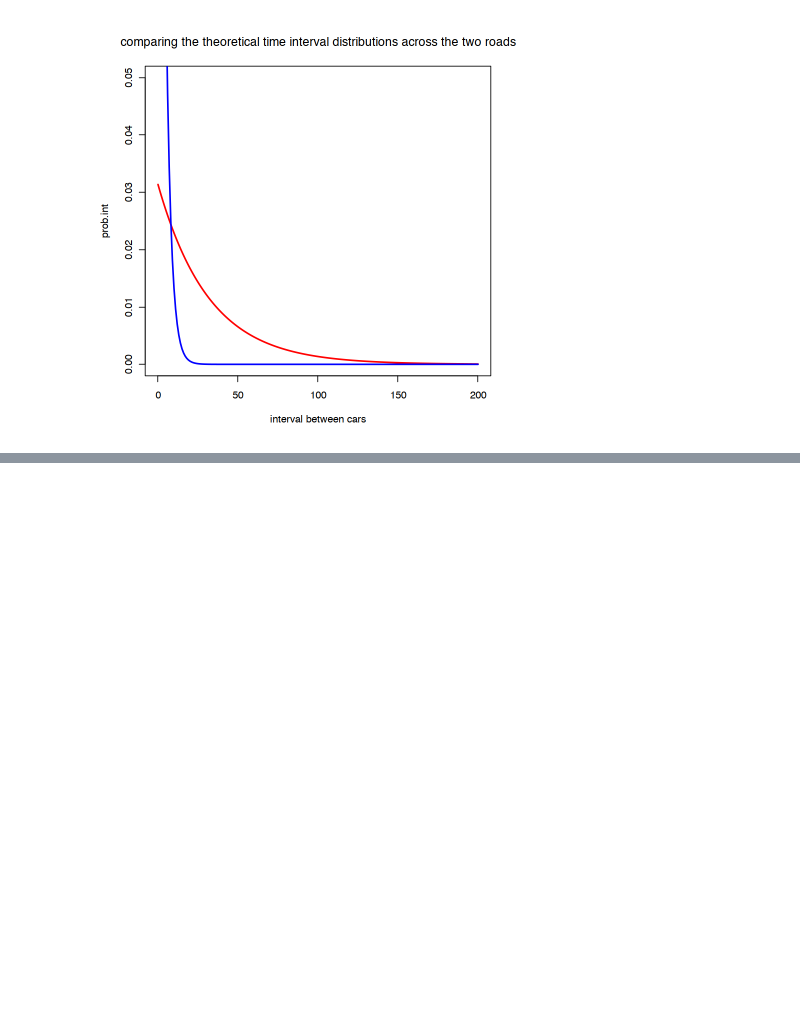
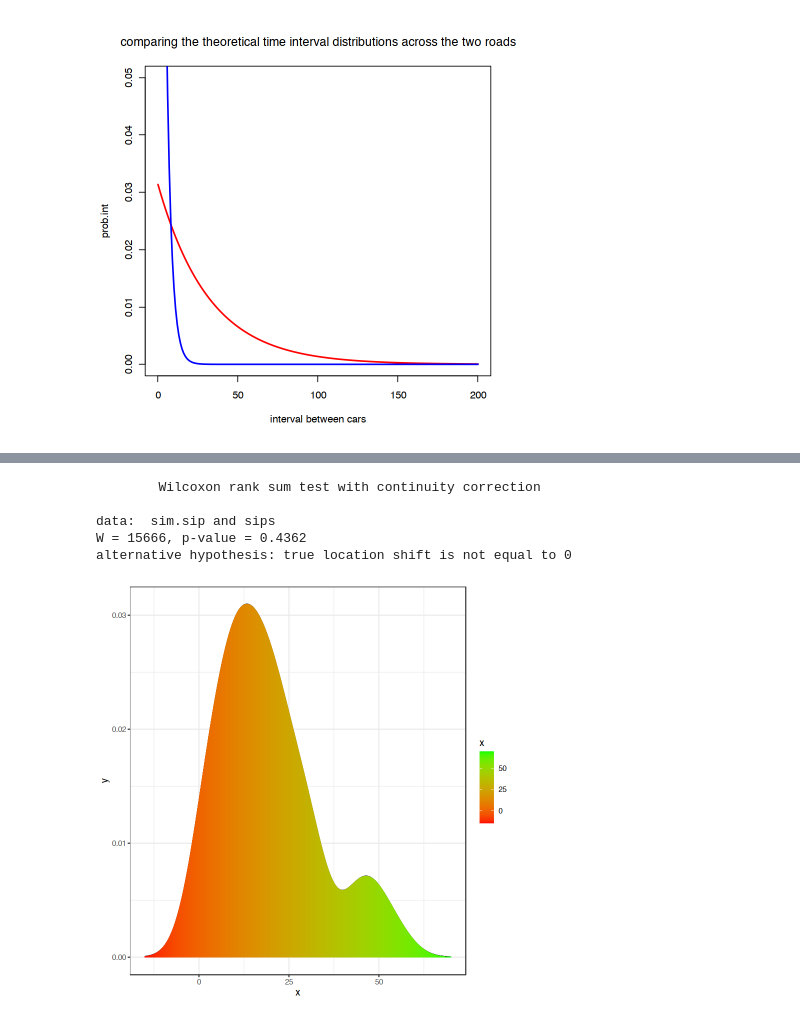
Before and after one commit to norberello/fitting-exponential-car-intervals, a Jupyter notebook: Exponential distribution cars.ipynb, the cells around one changed output, grey strips where cells are left out. Cells and saved outputs as stored; diff of their text form; code cells hidden in the pictures; blank space fills up the shorter version.

```diff
--- a/Exponential distribution cars.ipynb
+++ b/Exponential distribution cars.ipynb
@@ -103,0 +156,16 @@ lines(car.int,prob.int.tol,
+# %%
+wilcox.test(sim.sip,sips)#is this proof of exponential?
+# %% [output]
+        Wilcoxon rank sum test with continuity correction
+
+data:  sim.sip and sips
+W = 15666, p-value = 0.4362
+alternative hypothesis: true location shift is not equal to 0
+# %%
+x <- sips
+y <- density(x, n = 2^12)
+ggplot(data.frame(x = y$x, y = y$y), aes(x, y)) + geom_line() +
+  geom_segment(aes(xend = x, yend = 0, colour = x)) +
+  scale_color_gradient(low = 'red', high = 'green')+theme_bw()
+# %% [output]
+[figure, added]
```
Also changed, not shown: parts of 9 cells of this notebook.
